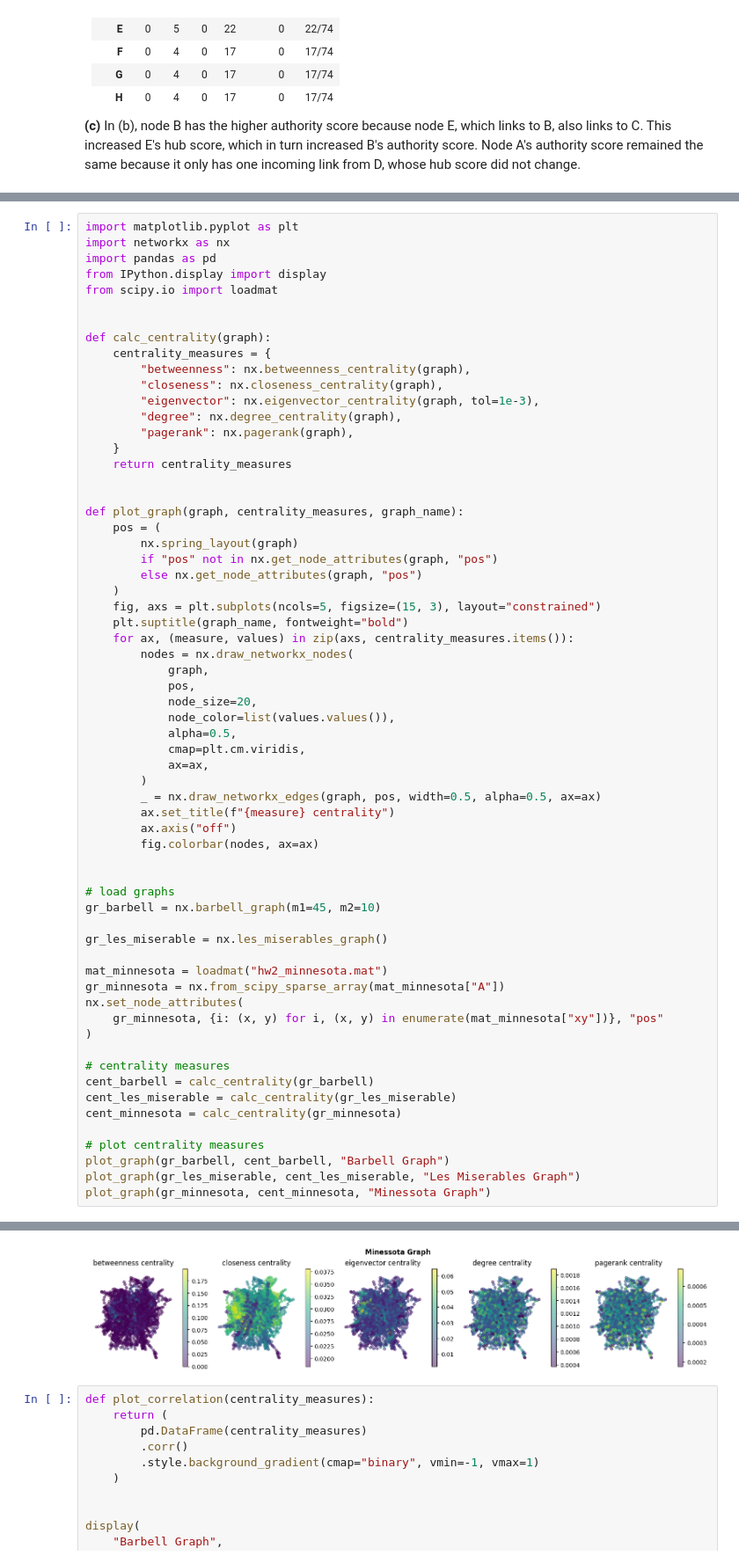
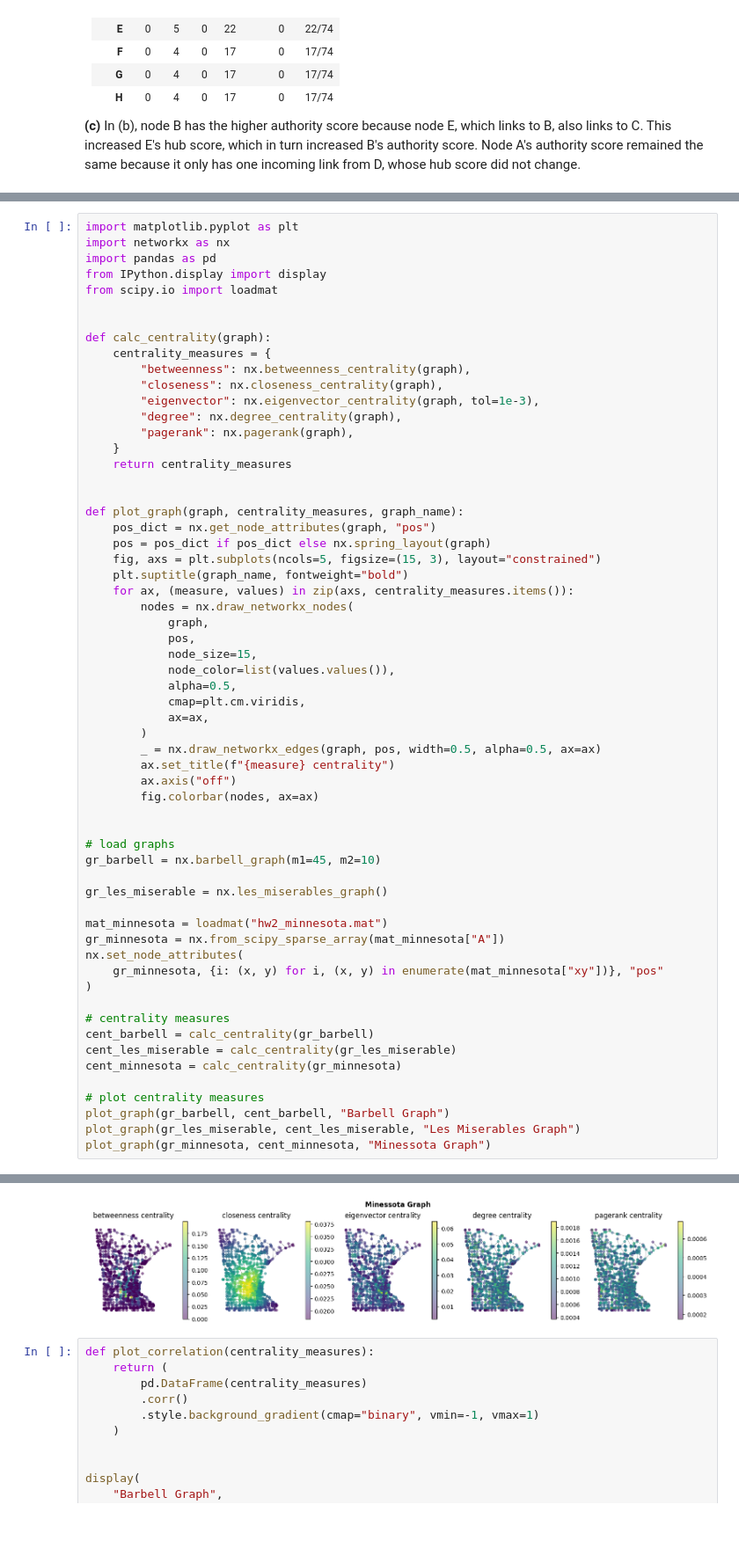
Before and after one commit to griegner/dsc190, a Jupyter notebook: homework/hw2.ipynb, the cells around one changed output, grey strips where cells are left out. Shown at 88% size. Saved outputs shown, nothing was run; the diff lists cells and outputs as text; blank space fills up the shorter version.

```diff
--- a/homework/hw2.ipynb
+++ b/homework/hw2.ipynb
@@ -130,18 +130,15 @@ def calc_centrality(graph):
 
 
 def plot_graph(graph, centrality_measures, graph_name):
-    pos = (
-        nx.spring_layout(graph)
-        if "pos" not in nx.get_node_attributes(graph, "pos")
-        else nx.get_node_attributes(graph, "pos")
-    )
+    pos_dict = nx.get_node_attributes(graph, "pos")
+    pos = pos_dict if pos_dict else nx.spring_layout(graph)
     fig, axs = plt.subplots(ncols=5, figsize=(15, 3), layout="constrained")
     plt.suptitle(graph_name, fontweight="bold")
     for ax, (measure, values) in zip(axs, centrality_measures.items()):
         nodes = nx.draw_networkx_nodes(
             graph,
             pos,
-            node_size=20,
+            node_size=15,
             node_color=list(values.values()),
             alpha=0.5,
             cmap=plt.cm.viridis,
@@ -179,4 +176,4 @@ plot_graph(gr_minnesota, cent_minnesota, "Minessota Graph")
-[figure, old version]
+[figure, new version]
 # %%
 def plot_correlation(centrality_measures):
     return (
```
Also changed, not shown: parts of 2 cells of this notebook.
